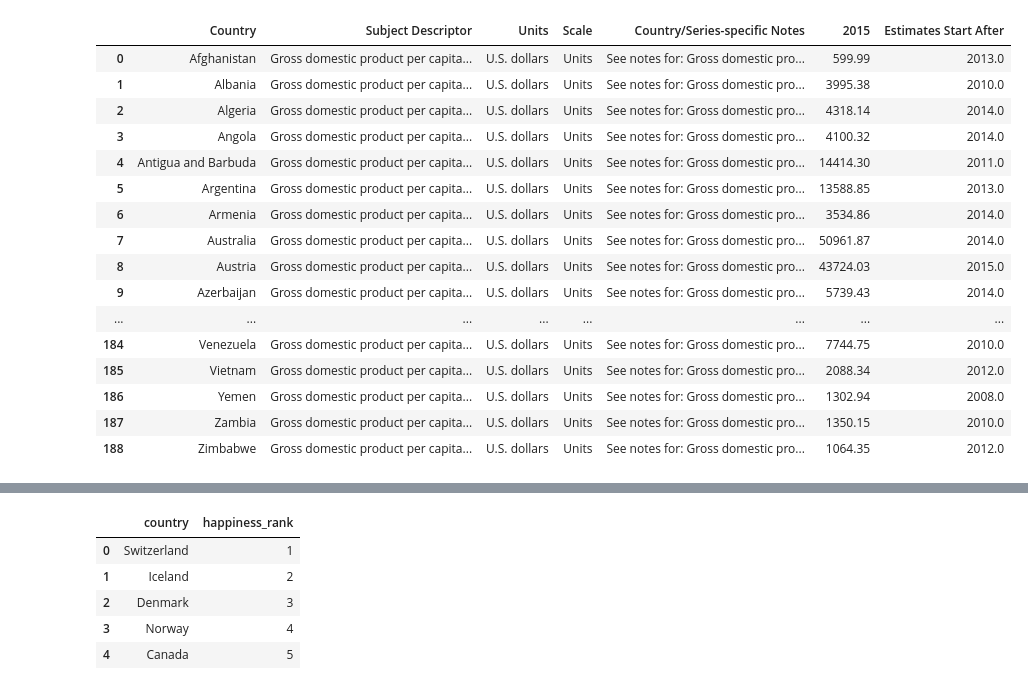
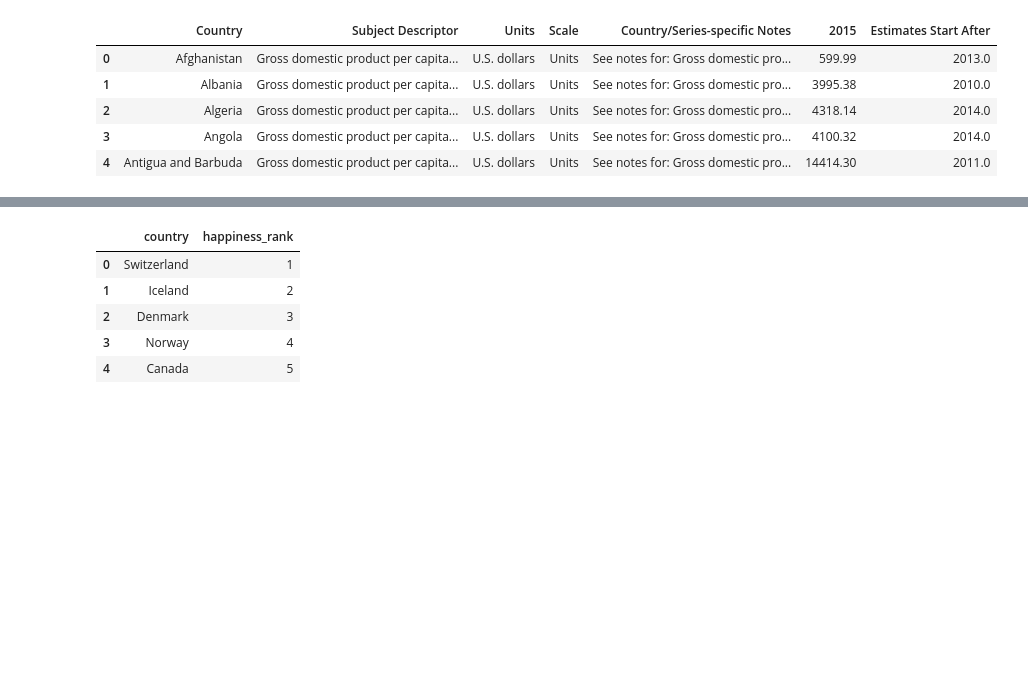
Before and after one commit to Jinzi860209/ETL-Project, a Jupyter notebook: GDP.ipynb, the cells around one changed output, grey strips where cells are left out. Drawn from its saved outputs; the diff is of its cells as text; code cells hidden in the pictures; blank space fills up the shorter version.

```diff
--- a/GDP.ipynb
+++ b/GDP.ipynb
@@ -4,26 +7,15 @@ from sqlalchemy import create_engine
 # %%
 # Import GDP
 gdp_file = "Resources/World_GDP/gdp_per_capita.csv"
 gdp_df = pd.read_csv(gdp_file)
-gdp_df
+gdp_df.head()
 # %% [output]
 |  | Country | Subject Descriptor | Units | Scale | Country/Series-specific Notes | 2015 | Estimates Start After |
 | 0 | Afghanistan | Gross domestic product per capita... | U.S. dollars | Units | See notes for: Gross domestic pro... | 599.99 | 2013.0 |
 | 1 | Albania | Gross domestic product per capita... | U.S. dollars | Units | See notes for: Gross domestic pro... | 3995.38 | 2010.0 |
 | 2 | Algeria | Gross domestic product per capita... | U.S. dollars | Units | See notes for: Gross domestic pro... | 4318.14 | 2014.0 |
 | 3 | Angola | Gross domestic product per capita... | U.S. dollars | Units | See notes for: Gross domestic pro... | 4100.32 | 2014.0 |
 | 4 | Antigua and Barbuda | Gross domestic product per capita... | U.S. dollars | Units | See notes for: Gross domestic pro... | 14414.30 | 2011.0 |
-| 5 | Argentina | Gross domestic product per capita... | U.S. dollars | Units | See notes for: Gross domestic pro... | 13588.85 | 2013.0 |
-| 6 | Armenia | Gross domestic product per capita... | U.S. dollars | Units | See notes for: Gross domestic pro... | 3534.86 | 2014.0 |
-| 7 | Australia | Gross domestic product per capita... | U.S. dollars | Units | See notes for: Gross domestic pro... | 50961.87 | 2014.0 |
-| 8 | Austria | Gross domestic product per capita... | U.S. dollars | Units | See notes for: Gross domestic pro... | 43724.03 | 2015.0 |
-| 9 | Azerbaijan | Gross domestic product per capita... | U.S. dollars | Units | See notes for: Gross domestic pro... | 5739.43 | 2014.0 |
-| ... | ... | ... | ... | ... | ... | ... | ... |
-| 184 | Venezuela | Gross domestic product per capita... | U.S. dollars | Units | See notes for: Gross domestic pro... | 7744.75 | 2010.0 |
-| 185 | Vietnam | Gross domestic product per capita... | U.S. dollars | Units | See notes for: Gross domestic pro... | 2088.34 | 2012.0 |
-| 186 | Yemen | Gross domestic product per capita... | U.S. dollars | Units | See notes for: Gross domestic pro... | 1302.94 | 2008.0 |
-| 187 | Zambia | Gross domestic product per capita... | U.S. dollars | Units | See notes for: Gross domestic pro... | 1350.15 | 2010.0 |
-| 188 | Zimbabwe | Gross domestic product per capita... | U.S. dollars | Units | See notes for: Gross domestic pro... | 1064.35 | 2012.0 |
 # %%
 # Clean GDP
 gdp_cols = ['Country', '2015']
```
Also changed, not shown: parts of 19 cells of this notebook.
